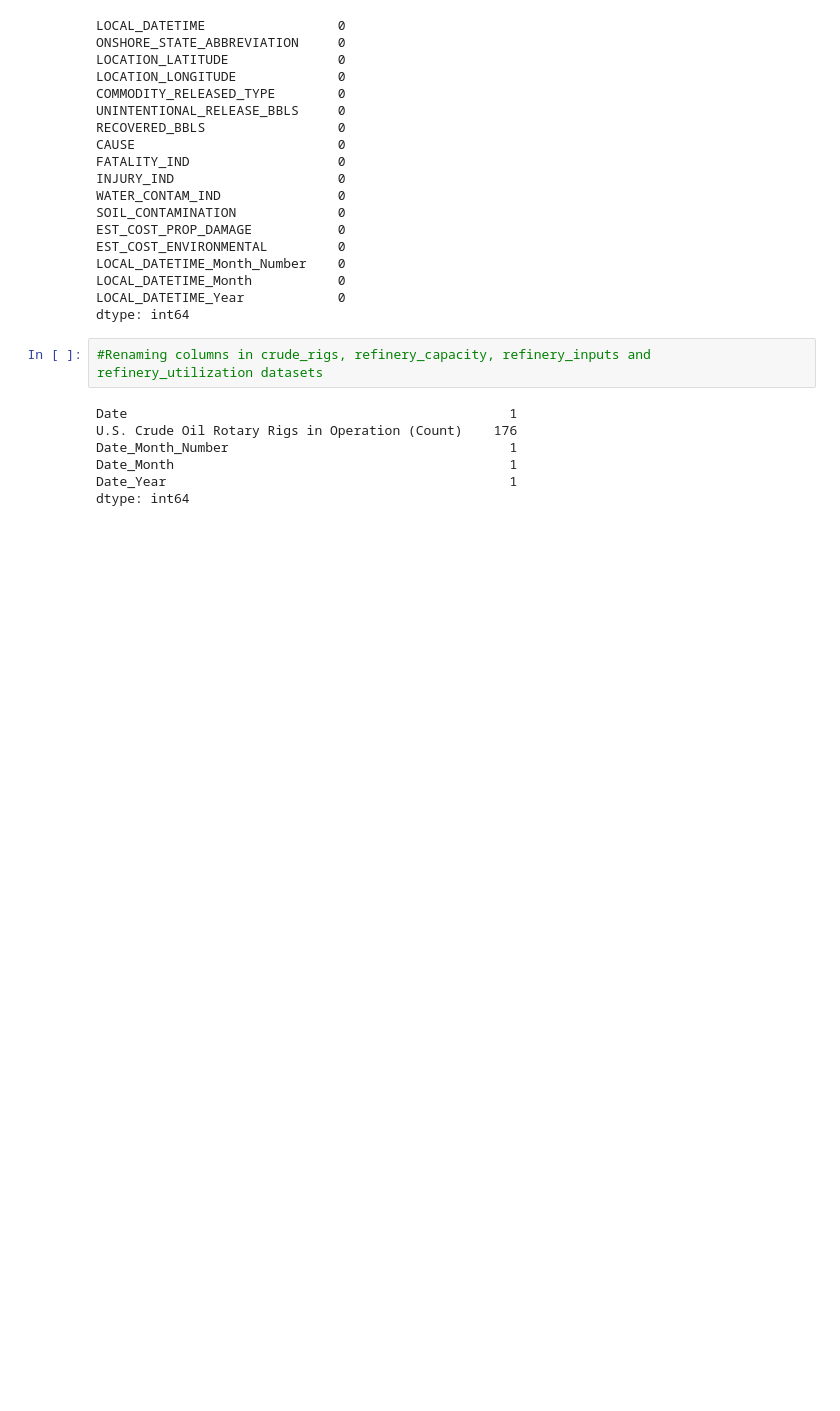
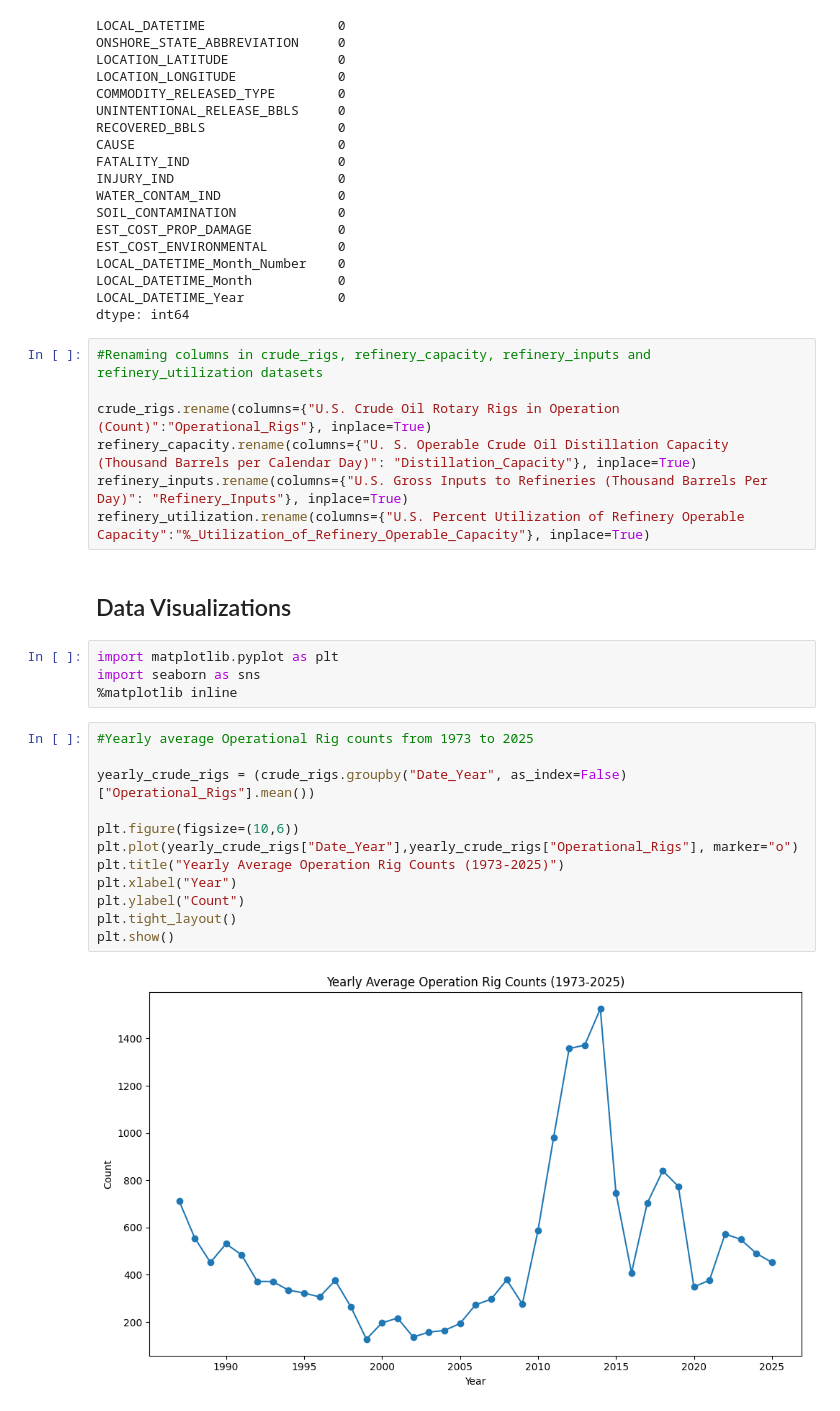
Before and after one commit to btokoli/Forecasting-Refinery-Throughput-Disruptions-via-Midstream-Pipeline-Incident-Analysis, a Jupyter notebook: notebooks/EDA_cleaning.ipynb, the cells around one changed output. Saved outputs shown, nothing was run; the diff lists cells and outputs as text; blank space fills up the shorter version.

```diff
--- a/notebooks/EDA_cleaning.ipynb
+++ b/notebooks/EDA_cleaning.ipynb
@@ -223,10 +223,28 @@ LOCAL_DATETIME_Year            0
 dtype: int64
 # %%
 #Renaming columns in crude_rigs, refinery_capacity, refinery_inputs and refinery_utilization datasets
+
+crude_rigs.rename(columns={"U.S. Crude Oil Rotary Rigs in Operation (Count)":"Operational_Rigs"}, inplace=True)
+refinery_capacity.rename(columns={"U. S. Operable Crude Oil Distillation Capacity  (Thousand Barrels per Calendar Day)": "Distillation_Capacity"}, inplace=True)
+refinery_inputs.rename(columns={"U.S. Gross Inputs to Refineries (Thousand Barrels Per Day)": "Refinery_Inputs"}, inplace=True)
+refinery_utilization.rename(columns={"U.S. Percent Utilization of Refinery Operable Capacity":"%_Utilization_of_Refinery_Operable_Capacity"}, inplace=True)
-# %% [output]
-Date                                                 1
-U.S. Crude Oil Rotary Rigs in Operation (Count)    176
-Date_Month_Number                                    1
-Date_Month                                           1
-Date_Year                                            1
-dtype: int64
+# %% [markdown]
+## Data Visualizations
+# %%
+import matplotlib.pyplot as plt
+import seaborn as sns
+%matplotlib inline
+# %%
+#Yearly average Operational Rig counts from 1973 to 2025
+
+yearly_crude_rigs = (crude_rigs.groupby("Date_Year", as_index=False)["Operational_Rigs"].mean())
+
+plt.figure(figsize=(10,6))
+plt.plot(yearly_crude_rigs["Date_Year"],yearly_crude_rigs["Operational_Rigs"], marker="o")
+plt.title("Yearly Average Operation Rig Counts (1973-2025)")
+plt.xlabel("Year")
+plt.ylabel("Count")
+plt.tight_layout()
+plt.show()
+# %% [output]
+[figure, added]
```
Also changed, not shown: parts of 7 cells of this notebook, 1 other file.
